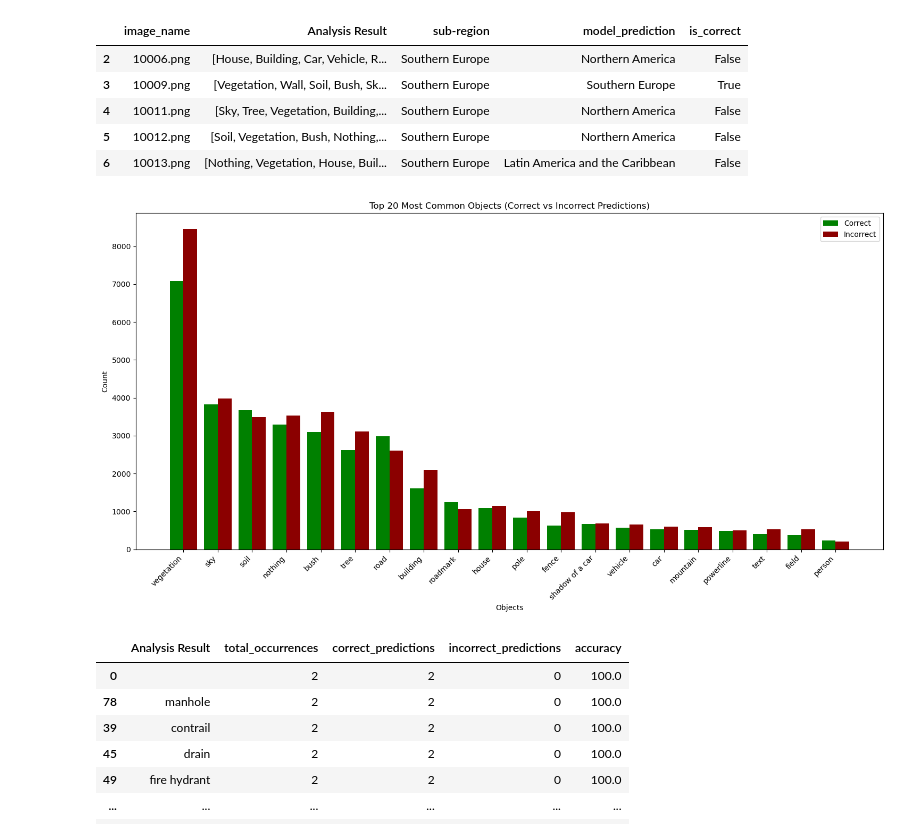
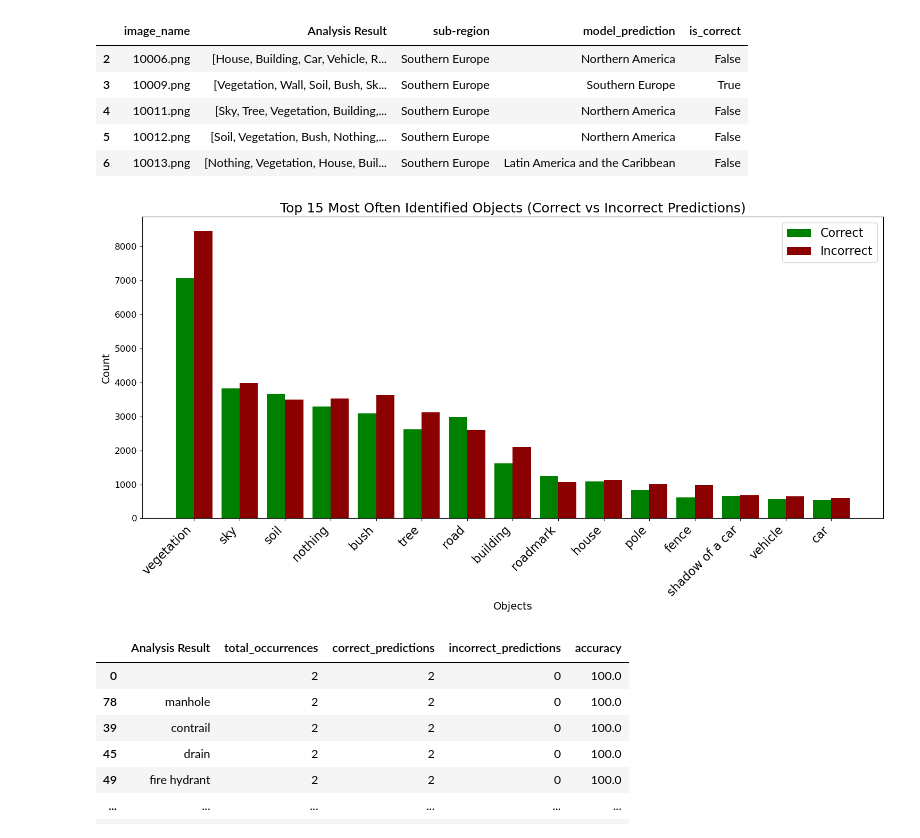
Before and after one commit to RiVuss/GeolocationGuesserAI, a Jupyter notebook: 5_analysis.ipynb, the cells around one changed output. Drawn from its saved outputs; the diff is of its cells as text; code cells hidden in the pictures.

Commit message:
New graphs

```diff
--- a/5_analysis.ipynb
+++ b/5_analysis.ipynb
@@ -565,6 +565,10 @@ merged_df.head()
 | 5 | 10012.png | [Soil, Vegetation, Bush, Nothing,... | Southern Europe | Northern America | False |
 | 6 | 10013.png | [Nothing, Vegetation, House, Buil... | Southern Europe | Latin America and the Caribbean | False |
 # %%
+import matplotlib.pyplot as plt
+import pandas as pd
+from collections import Counter
+
 # Flatten all lists in the "Analysis Result" column into a single list, standardizing to lowercase
 all_values_correct = [
     item.strip().lower()
@@ -580,43 +584,44 @@ all_values_incorrect = [
 ]
 
 # Count the occurrences of each value
 correct_counts = Counter(all_values_correct)
 incorrect_counts = Counter(all_values_incorrect)
 
 # Combine counts into a DataFrame for visualization
 objects = list(set(correct_counts.keys()).union(set(incorrect_counts.keys())))
 df_preds = {
     'Object': objects,
     'Correct': [correct_counts.get(obj, 0) for obj in objects],
     'Incorrect': [incorrect_counts.get(obj, 0) for obj in objects],
 }
 plot_df = pd.DataFrame(df_preds)
 
-# Sort by total count and keep the top 20 objects
+# Sort by total count and keep the top 15 objects
 plot_df['Total'] = plot_df['Correct'] + plot_df['Incorrect']
-plot_df = plot_df.sort_values(by='Total', ascending=False).head(20)
+plot_df = plot_df.sort_values(by='Total', ascending=False).head(15)
 
 # Plot a side-by-side bar chart
 plt.figure(figsize=(15, 8))
 bar_width = 0.4
 x = range(len(plot_df))
 
 # Plot bars for correct and incorrect counts side by side
 plt.bar([p - bar_width / 2 for p in x], plot_df['Correct'], width=bar_width, label='Correct', color='green')
 plt.bar([p + bar_width / 2 for p in x], plot_df['Incorrect'], width=bar_width, label='Incorrect', color='darkred')
 
-# Add labels and legend
-plt.xlabel('Objects')
-plt.ylabel('Count')
-plt.title('Top 20 Most Common Objects (Correct vs Incorrect Predictions)')
-plt.xticks(x, plot_df['Object'], rotation=45, ha='right')
-plt.legend()
+# Add labels and legend with larger font sizes
+plt.xlabel('Objects', fontsize=14)
+plt.ylabel('Count', fontsize=14)
+plt.title('Top 15 Most Often Identified Objects (Correct vs Incorrect Predictions)', fontsize=18)
+plt.xticks(x, plot_df['Object'], rotation=45, ha='right', fontsize=16)
+plt.yticks(fontsize=12)
+plt.legend(fontsize=16)
 
-# Display the plot
+# Adjust layout for better readability
 plt.tight_layout()
 plt.show()
 # %% [output]
-[figure, old version]
+[figure, new version]
 # %%
 # Explode the "Analysis Result" column to create one row per object
 df_exploded = merged_df.explode('Analysis Result')
```
Also changed, not shown: parts of 1 cell of this notebook.
